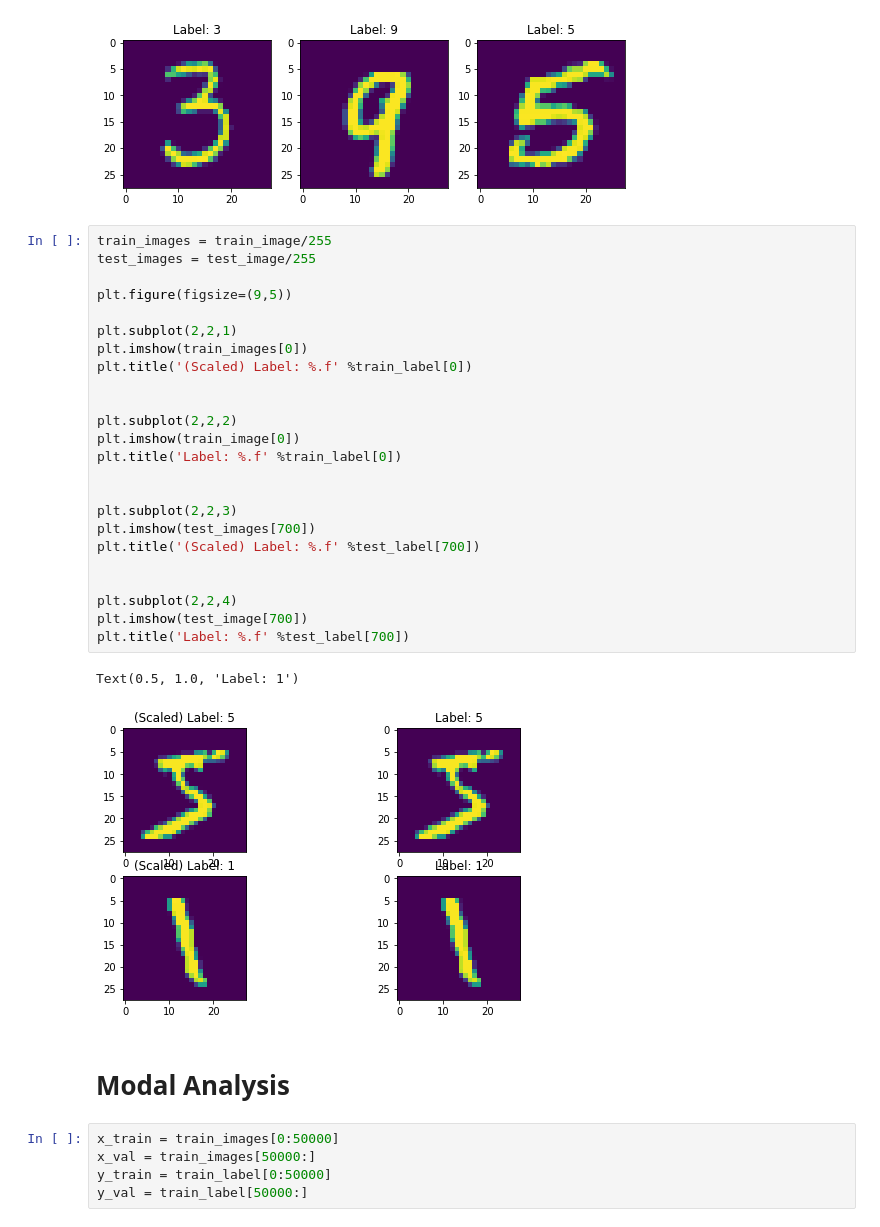
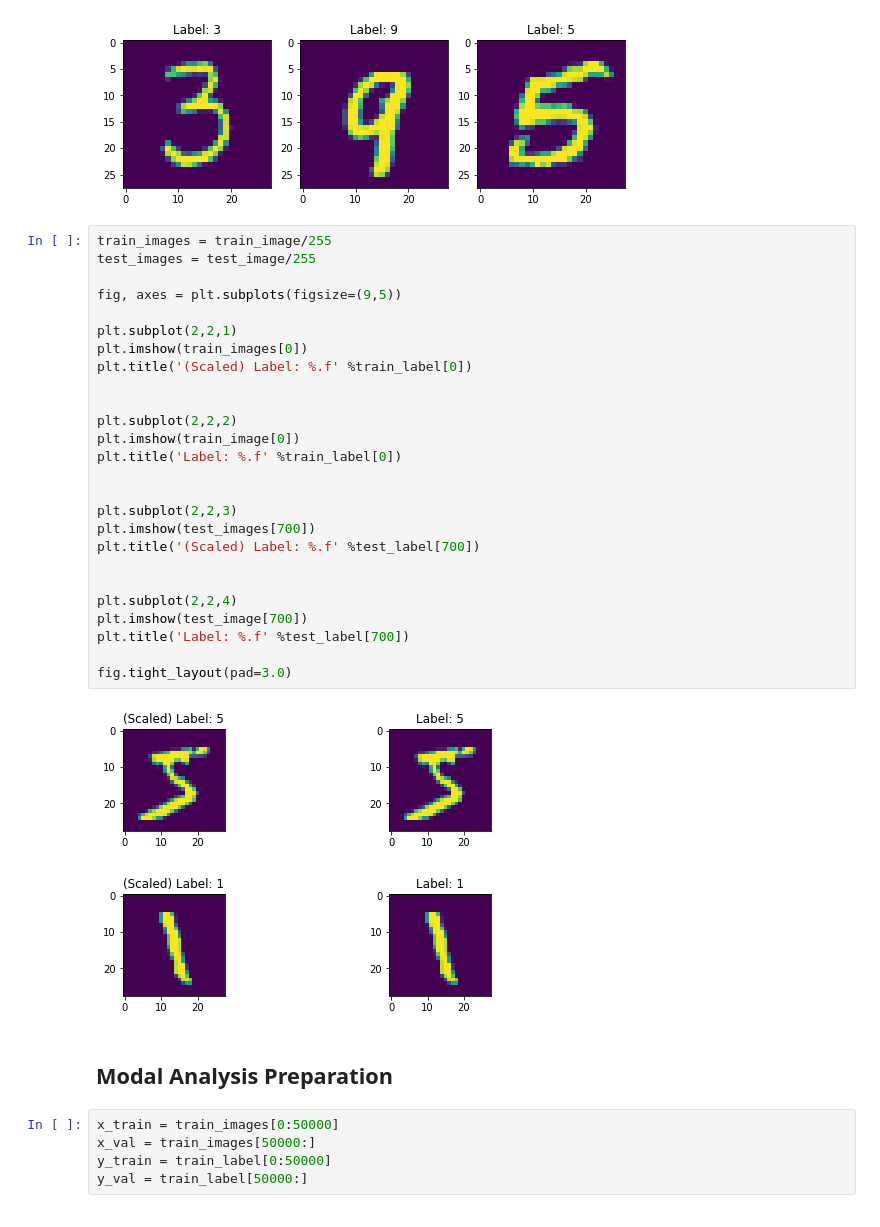
Before and after one commit to Ademide-Ade/Adewale-Ademide-HDSC, a Jupyter notebook: Sample_Stage_D.ipynb, the cells around one changed output. Cells and saved outputs as stored; diff of their text form.

```diff
--- a/Sample_Stage_D.ipynb
+++ b/Sample_Stage_D.ipynb
@@ -109,32 +113,33 @@ Text(0.5, 1.0, 'Label: 5')
 # %%
 train_images = train_image/255
 test_images = test_image/255
 
-plt.figure(figsize=(9,5))
+fig, axes = plt.subplots(figsize=(9,5))
 
 plt.subplot(2,2,1)
 plt.imshow(train_images[0])
 plt.title('(Scaled) Label: %.f' %train_label[0])
 
 
 plt.subplot(2,2,2)
 plt.imshow(train_image[0])
 plt.title('Label: %.f' %train_label[0])
 
 
 plt.subplot(2,2,3)
 plt.imshow(test_images[700])
 plt.title('(Scaled) Label: %.f' %test_label[700])
 
 
 plt.subplot(2,2,4)
 plt.imshow(test_image[700])
 plt.title('Label: %.f' %test_label[700])
+
+fig.tight_layout(pad=3.0)
 # %% [output]
-Text(0.5, 1.0, 'Label: 1')
-[figure, old version]
+[figure, new version]
 # %% [markdown]
-# Modal Analysis
+## Modal Analysis Preparation
 # %%
 x_train = train_images[0:50000]
 x_val = train_images[50000:]
```
Also changed, not shown: parts of 20 cells of this notebook.
